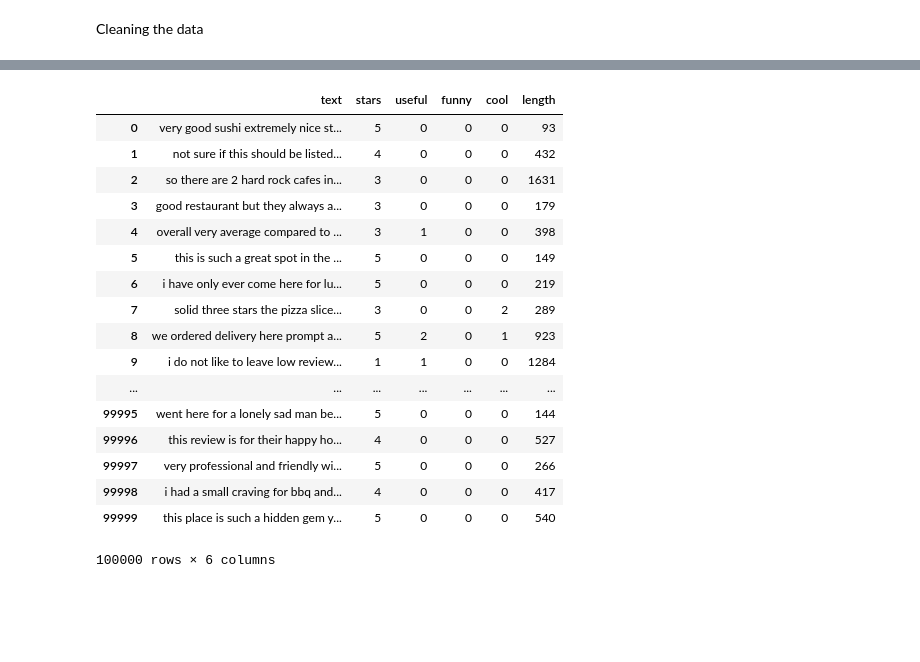
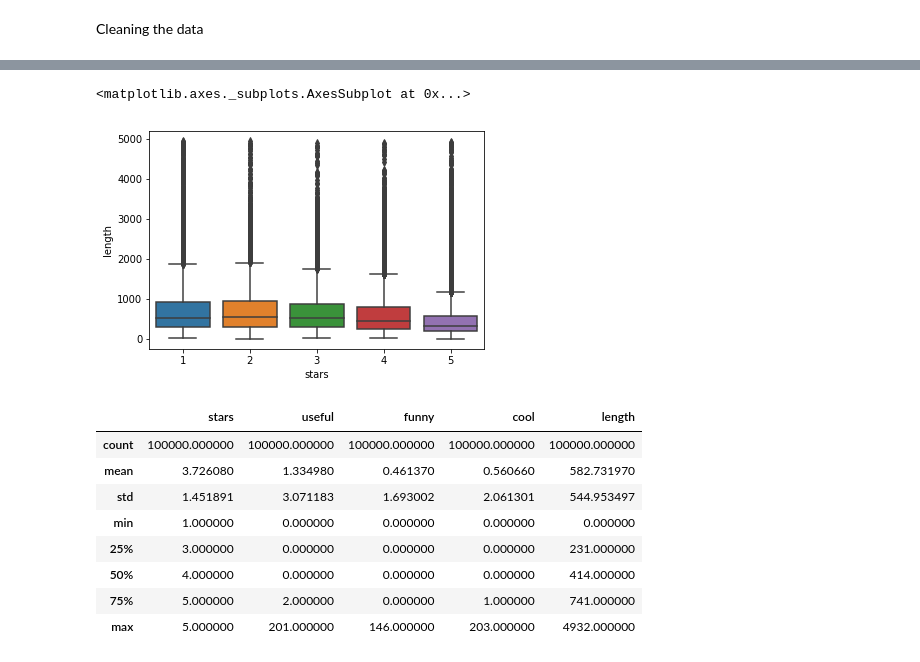
Before and after one commit to Giacky/NLPProject, a Jupyter notebook: Main.ipynb, the cells around one changed output, grey strips where cells are left out. Cells and saved outputs as stored; diff of their text form; code cells hidden in the pictures; blank space fills up the shorter version.

```diff
--- a/Main.ipynb
+++ b/Main.ipynb
@@ -105,21 +143,17 @@ trainLabels = df_train['is_duplicate'].values
+# %%
+sns.boxplot(x='stars', y='length', data=df_test)
+# %% [output]
+<matplotlib.axes._subplots.AxesSubplot at 0x...>
+[figure, added]
 # %%
-df_test
+df_test.describe()
 # %% [output]
-|  | text | stars | useful | funny | cool | length |
-| 0 | very good sushi extremely nice st... | 5 | 0 | 0 | 0 | 93 |
-| 1 | not sure if this should be listed... | 4 | 0 | 0 | 0 | 432 |
-| 2 | so there are 2 hard rock cafes in... | 3 | 0 | 0 | 0 | 1631 |
-| 3 | good restaurant but they always a... | 3 | 0 | 0 | 0 | 179 |
-| 4 | overall very average compared to ... | 3 | 1 | 0 | 0 | 398 |
-| 5 | this is such a great spot in the ... | 5 | 0 | 0 | 0 | 149 |
-| 6 | i have only ever come here for lu... | 5 | 0 | 0 | 0 | 219 |
-| 7 | solid three stars the pizza slice... | 3 | 0 | 0 | 2 | 289 |
-| 8 | we ordered delivery here prompt a... | 5 | 2 | 0 | 1 | 923 |
-| 9 | i do not like to leave low review... | 1 | 1 | 0 | 0 | 1284 |
-| ... | ... | ... | ... | ... | ... | ... |
-| 99995 | went here for a lonely sad man be... | 5 | 0 | 0 | 0 | 144 |
-| 99996 | this review is for their happy ho... | 4 | 0 | 0 | 0 | 527 |
-| 99997 | very professional and friendly wi... | 5 | 0 | 0 | 0 | 266 |
-| 99998 | i had a small craving for bbq and... | 4 | 0 | 0 | 0 | 417 |
-| 99999 | this place is such a hidden gem y... | 5 | 0 | 0 | 0 | 540 |
+|  | stars | useful | funny | cool | length |
+| count | 100000.000000 | 100000.000000 | 100000.000000 | 100000.000000 | 100000.000000 |
+| mean | 3.726080 | 1.334980 | 0.461370 | 0.560660 | 582.731970 |
+| std | 1.451891 | 3.071183 | 1.693002 | 2.061301 | 544.953497 |
+| min | 1.000000 | 0.000000 | 0.000000 | 0.000000 | 0.000000 |
+| 25% | 3.000000 | 0.000000 | 0.000000 | 0.000000 | 231.000000 |
+| 50% | 4.000000 | 0.000000 | 0.000000 | 0.000000 | 414.000000 |
+| 75% | 5.000000 | 2.000000 | 0.000000 | 1.000000 | 741.000000 |
+| max | 5.000000 | 201.000000 | 146.000000 | 203.000000 | 4932.000000 |
-100000 rows × 6 columns
```
Also changed, not shown: parts of 11 cells of this notebook.
